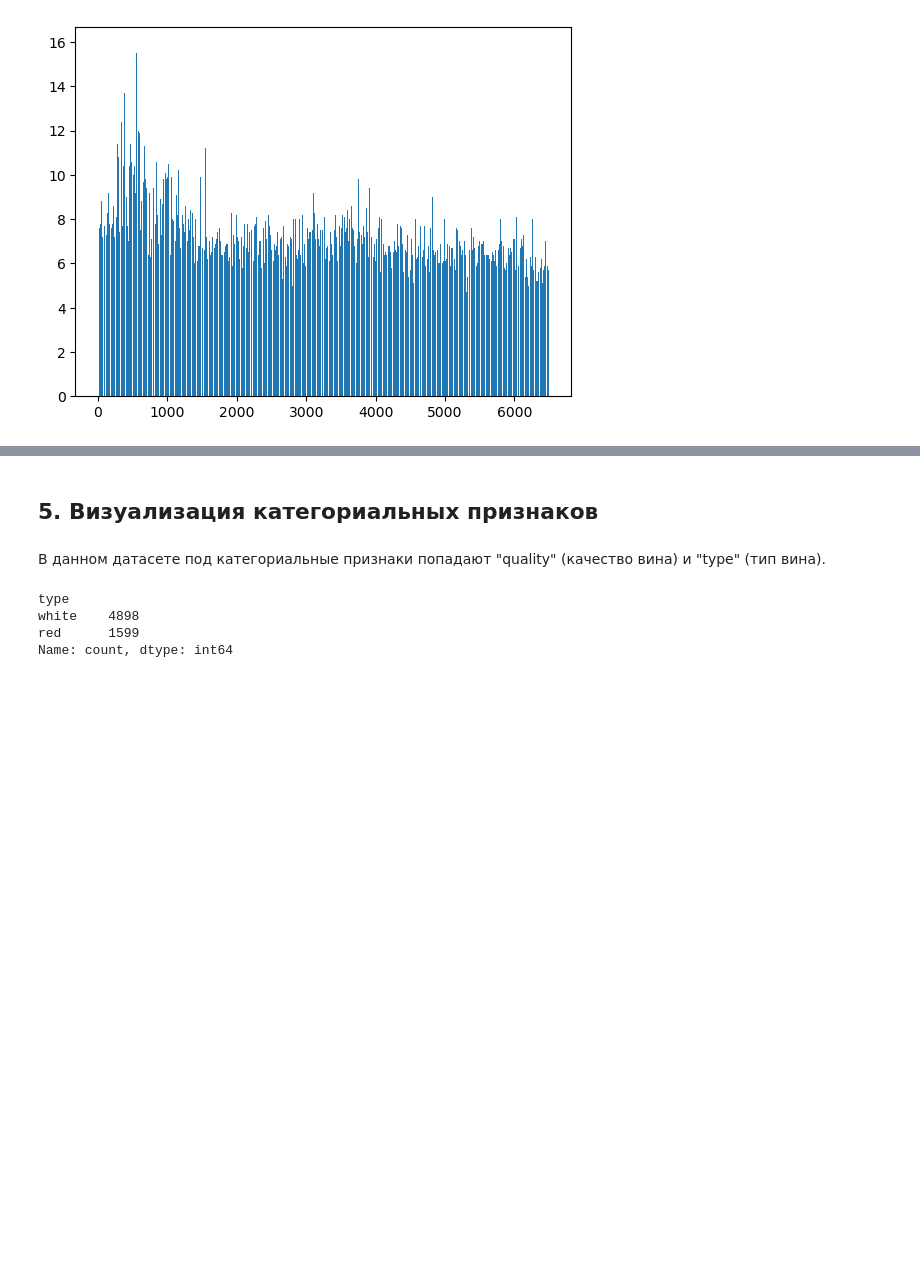
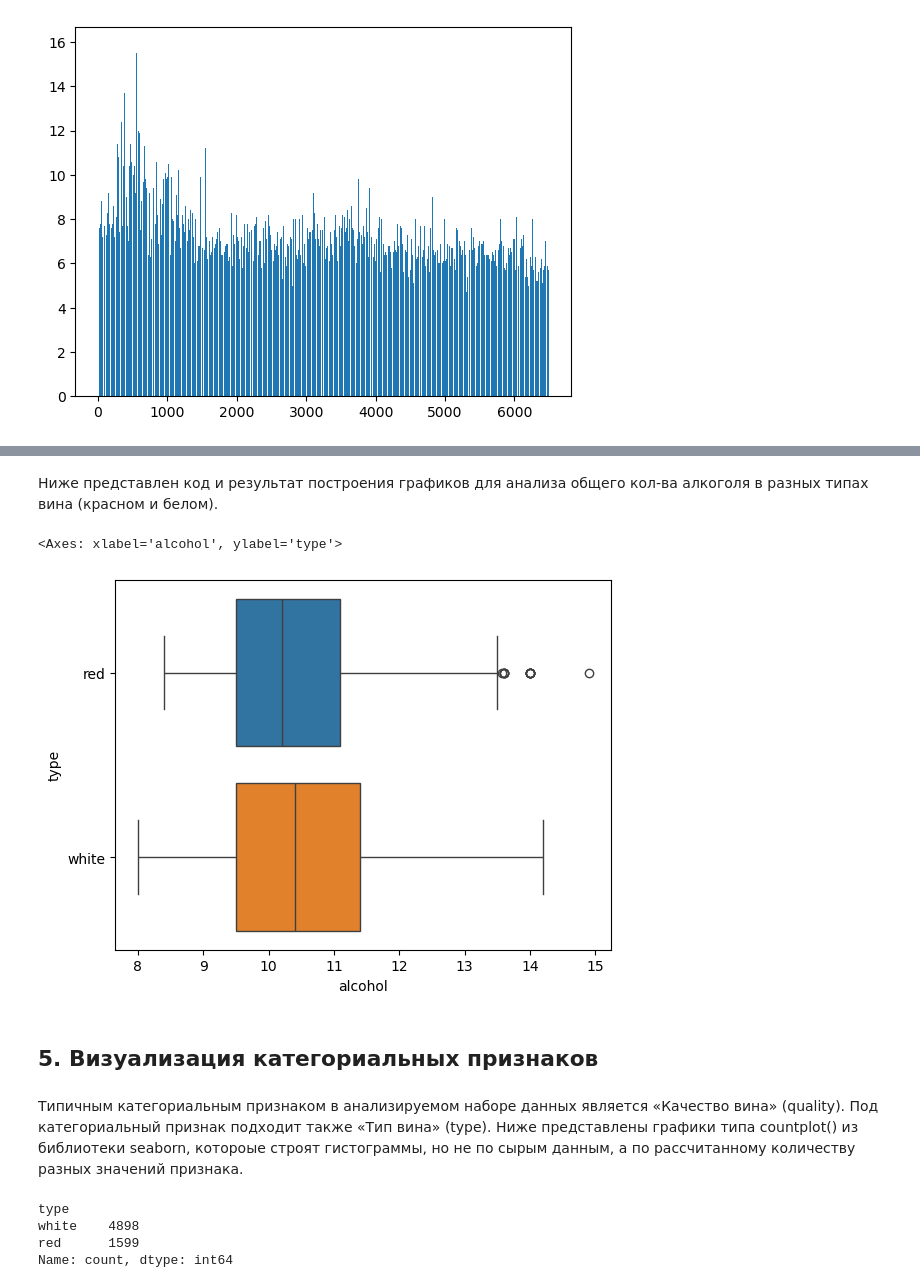
Before and after one commit to michaelspnv/ml_labs, a Jupyter notebook: lab2.ipynb, the cells around one changed output, grey strips where cells are left out. Drawn from its saved outputs; the diff is of its cells as text; code cells hidden in the pictures; blank space fills up the shorter version.

```diff
--- a/lab2.ipynb
+++ b/lab2.ipynb
@@ -80,6 +126,18 @@ plt.show()
 [figure]
+# %% [markdown]
+Ниже представлен код и результат построения графиков для анализа общего кол-ва алкоголя в разных типах вина (красном и белом).
+# %%
+top_data = data[["type", "alcohol"]]
+top_data = top_data.groupby("type").sum()
+top_data = top_data.sort_values("alcohol", ascending=False)
+top_data = top_data[:2].index.values
+sns.boxplot(y="type", x="alcohol",
+           data=data[data.type.isin(top_data)], hue="type")
+# %% [output]
+<Axes: xlabel='alcohol', ylabel='type'>
+[figure, added]
 # %% [markdown]
 ## 5. Визуализация категориальных признаков
 # %% [markdown]
-В данном датасете под категориальные признаки попадают "quality" (качество вина) и "type" (тип вина).
+Типичным категориальным признаком в анализируемом наборе данных является «Качество вина» (quality). Под категориальный признак подходит также «Тип вина» (type). Ниже представлены графики типа countplot() из библиотеки seaborn, котороые строят гистограммы, но не по сырым данным, а по рассчитанному количеству разных значений признака.
 # %%
```
Also changed, not shown: parts of 35 cells of this notebook, 2 other files.
